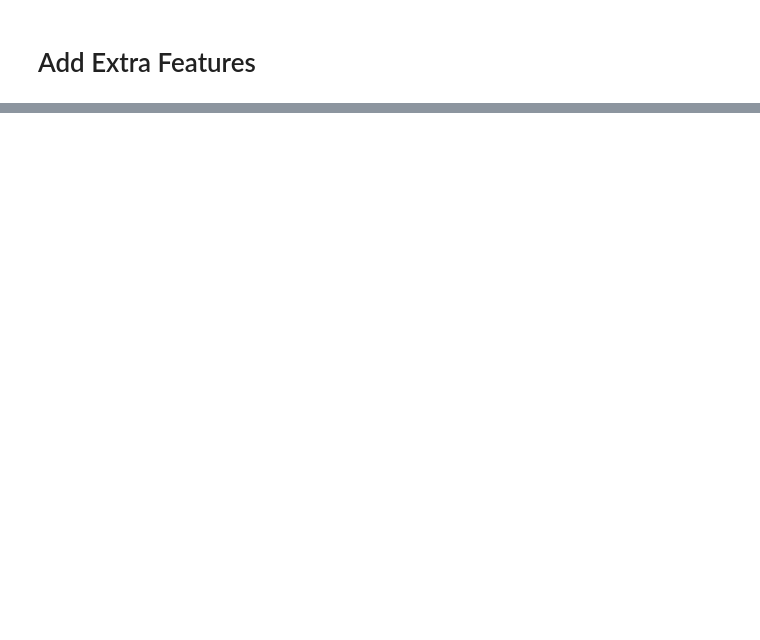
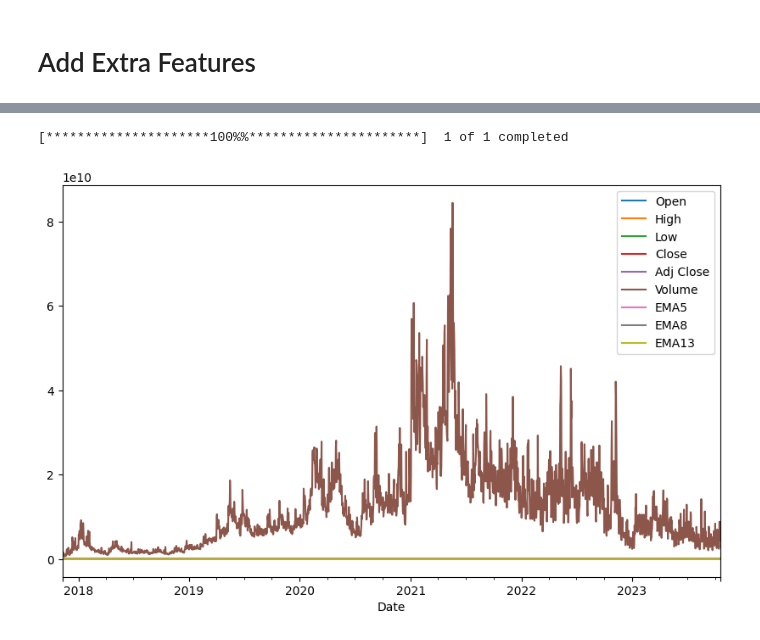
Before and after one commit to mr-robot77/Quera_G11-Project2, a Jupyter notebook: Problem 3/prediction.ipynb, the cells around one changed output, grey strips where cells are left out. Cells and saved outputs as stored; diff of their text form; code cells hidden in the pictures; blank space fills up the shorter version.

```diff
--- a/Problem 3/prediction.ipynb
+++ b/Problem 3/prediction.ipynb
@@ -1913,0 +1620,15 @@ y_pred_lr_Ex = logestic_regression(
+# %%
+import yfinance as yf
+import numpy as np
+
+eth = yf.Ticker("ETH-USD")
+df_eth = yf.download(tickers="ETH-USD", period="max", interval="1d")
+
+# Calculate EMA
+df_eth['EMA5'] = df_eth['Close'].ewm(span=5).mean()
+df_eth['EMA8'] = df_eth['Close'].ewm(span=8).mean()
+df_eth['EMA13'] = df_eth['Close'].ewm(span=13).mean()
+df_eth.plot(figsize=(10, 6));
+# %% [output]
+[*********************100%%**********************]  1 of 1 completed
+[figure, added]
```
Also changed, not shown: parts of 86 cells of this notebook.
